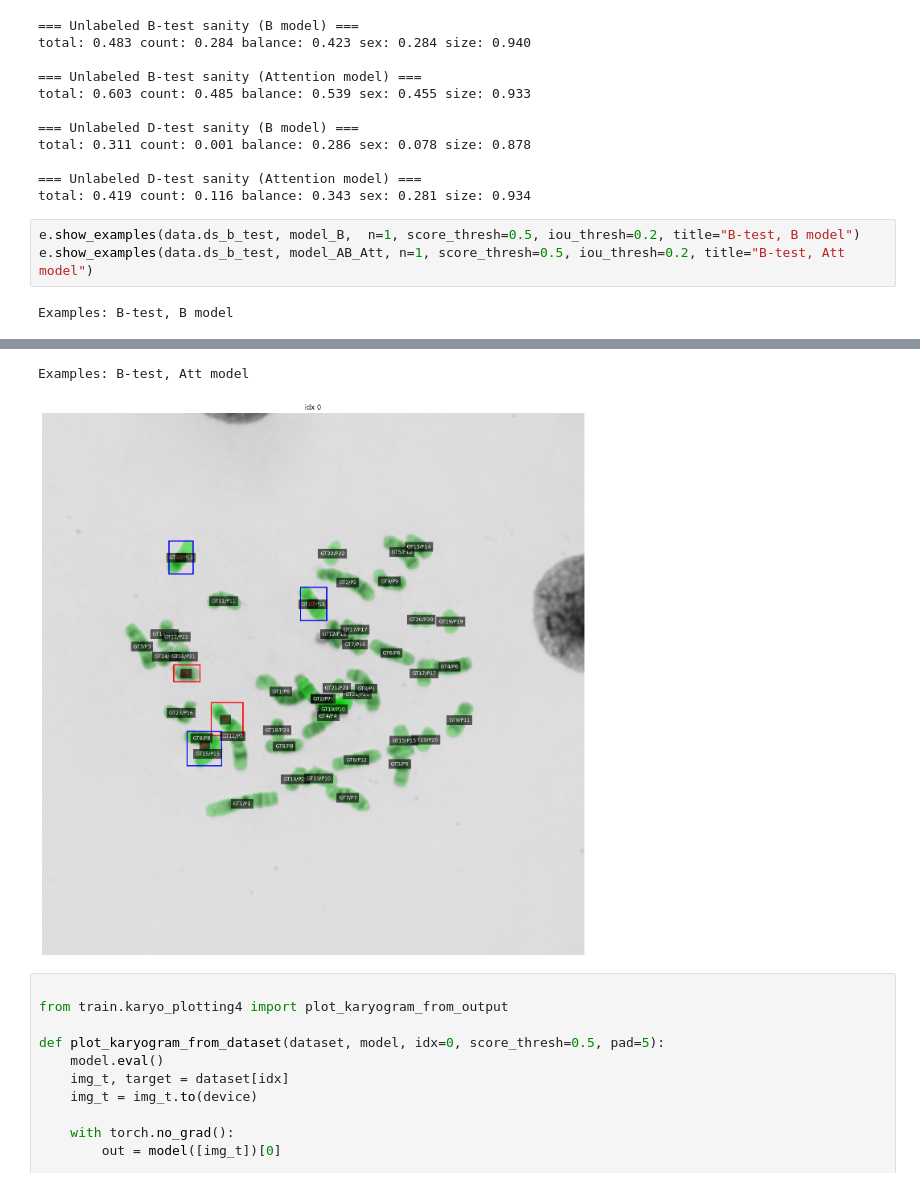
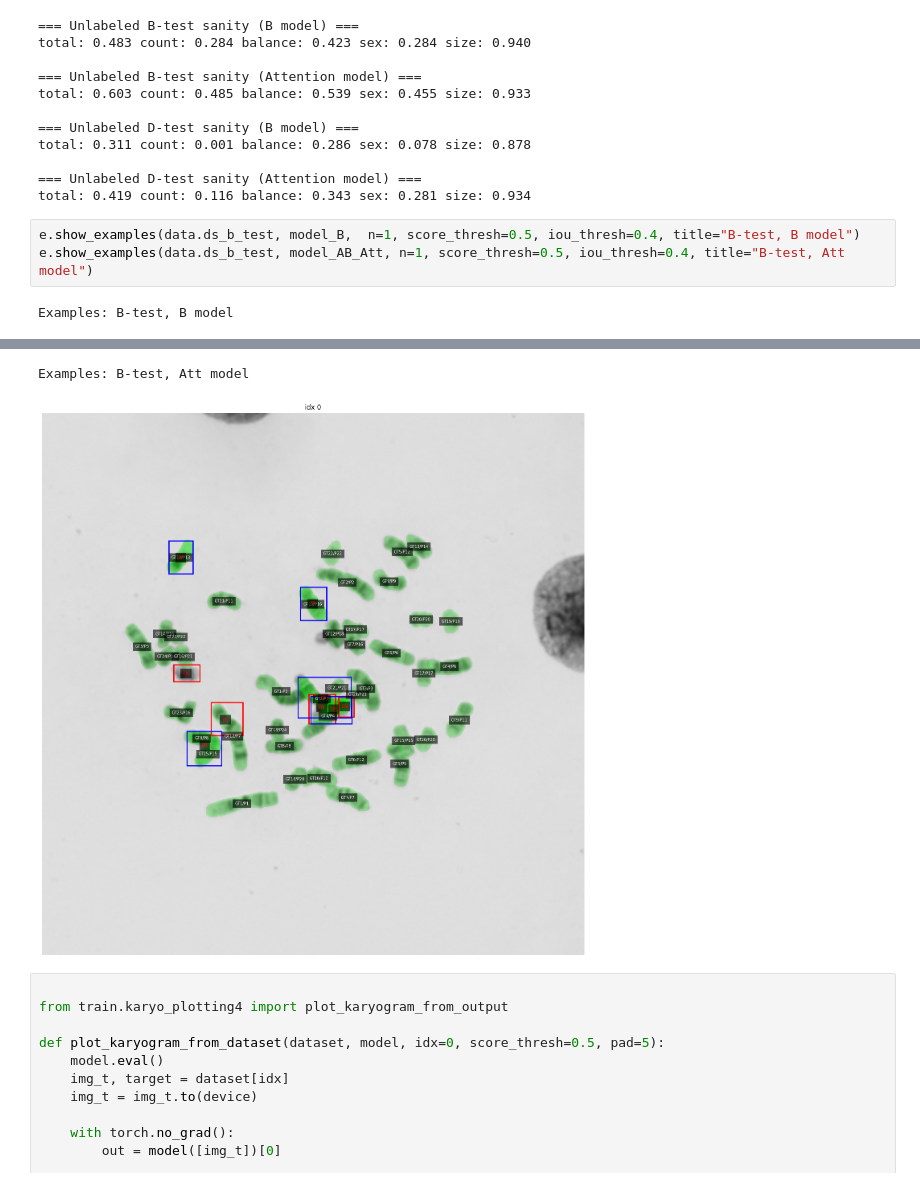
Before and after one commit to neophoca/test5, a Jupyter notebook: notebooks/Eval2.ipynb, the cells around one changed output, grey strips where cells are left out. Drawn from its saved outputs; the diff is of its cells as text.

```diff
--- a/notebooks/Eval2.ipynb
+++ b/notebooks/Eval2.ipynb
@@ -98,7 +139,7 @@ total: 0.311 count: 0.001 balance: 0.286 sex: 0.078 size: 0.878
 === Unlabeled D-test sanity (Attention model) ===
 total: 0.419 count: 0.116 balance: 0.343 sex: 0.281 size: 0.934
 # %%
-e.show_examples(data.ds_b_test, model_B,  n=1, score_thresh=0.5, iou_thresh=0.2, title="B-test, B model")
-e.show_examples(data.ds_b_test, model_AB_Att, n=1, score_thresh=0.5, iou_thresh=0.2, title="B-test, Att model")
+e.show_examples(data.ds_b_test, model_B,  n=1, score_thresh=0.5, iou_thresh=0.4, title="B-test, B model")
+e.show_examples(data.ds_b_test, model_AB_Att, n=1, score_thresh=0.5, iou_thresh=0.4, title="B-test, Att model")
 # %% [output]
 Examples: B-test, B model
@@ -106,5 +147,5 @@ Examples: B-test, B model
 Examples: B-test, Att model
-[figure, old version]
+[figure, new version]
 # %%
 
 from train.karyo_plotting4 import plot_karyogram_from_output
```
Also changed, not shown: parts of 5 cells of this notebook, 3 other files.
